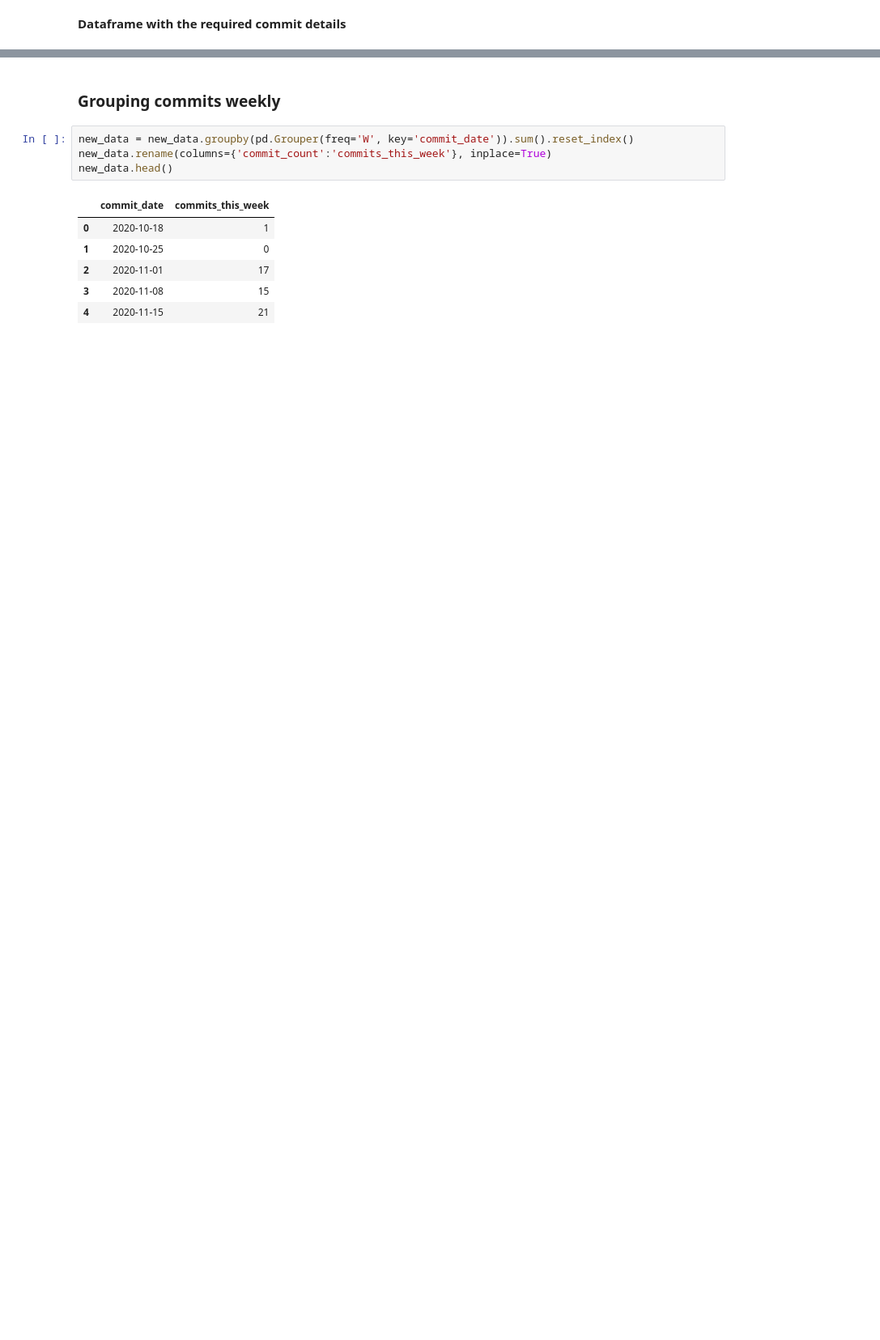
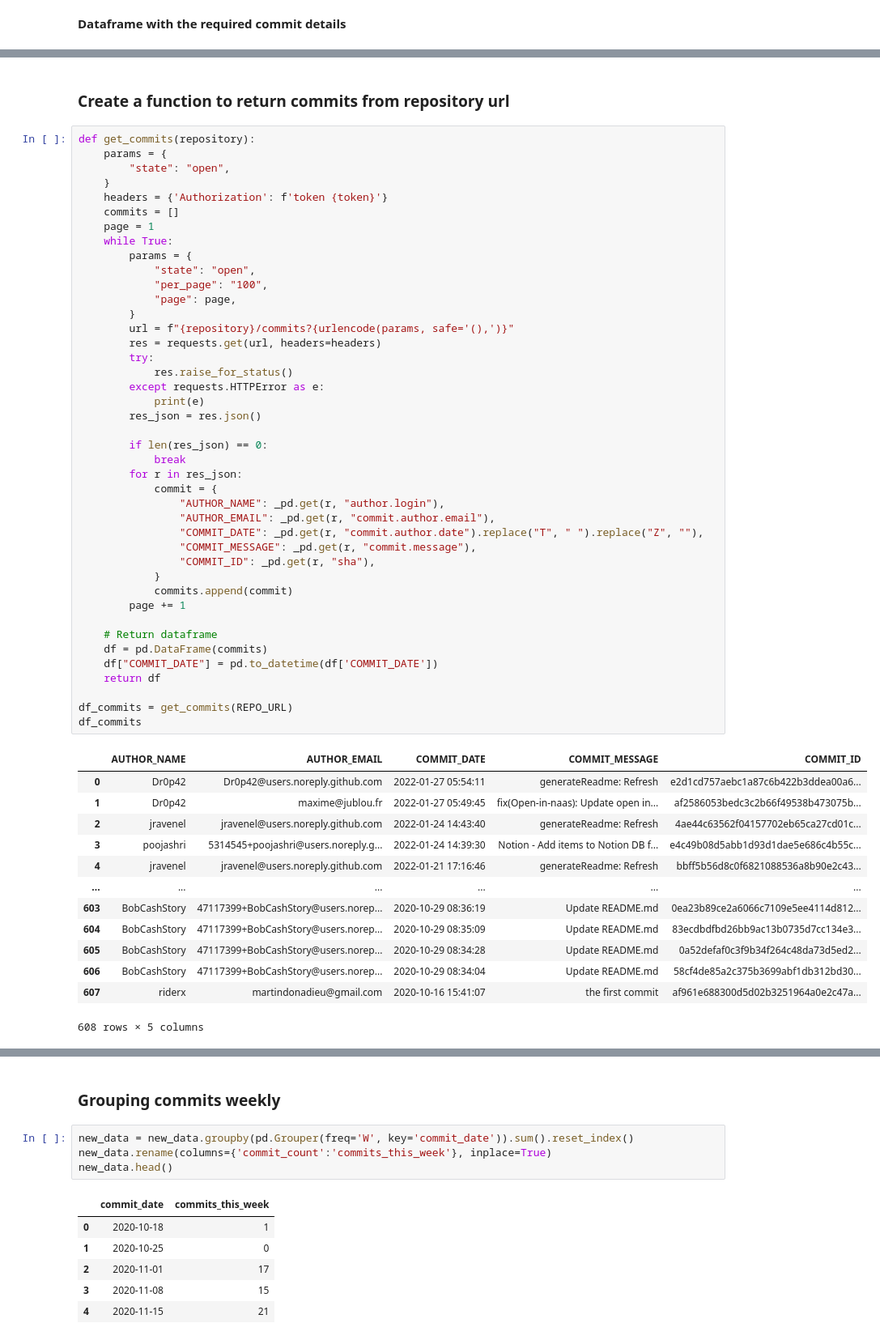
Before and after one commit to jupyter-naas/awesome-notebooks, a Jupyter notebook: Github/Github_Get_weekly_commits.ipynb, the cells around one changed output, grey strips where cells are left out. Shown at 81% size. Saved outputs shown, nothing was run; the diff lists cells and outputs as text; blank space fills up the shorter version.

```diff
--- a/Github/Github_Get_weekly_commits.ipynb
+++ b/Github/Github_Get_weekly_commits.ipynb
@@ -99,0 +100,58 @@ new_data.head()
+# %% [markdown]
+### Create a function to return commits from repository url
+# %%
+def get_commits(repository):
+    params = {
+        "state": "open",
+    }
+    headers = {'Authorization': f'token {token}'}
+    commits = []
+    page = 1
+    while True:
+        params = {
+            "state": "open",
+            "per_page": "100",
+            "page": page,
+        }
+        url = f"{repository}/commits?{urlencode(params, safe='(),')}"
+        res = requests.get(url, headers=headers)
+        try:
+            res.raise_for_status()
+        except requests.HTTPError as e:
+            print(e)
+        res_json = res.json()
+
+        if len(res_json) == 0:
+            break
+        for r in res_json:
+            commit = {
+                "AUTHOR_NAME": _pd.get(r, "author.login"),
+                "AUTHOR_EMAIL": _pd.get(r, "commit.author.email"),
+                "COMMIT_DATE": _pd.get(r, "commit.author.date").replace("T", " ").replace("Z", ""),
+                "COMMIT_MESSAGE": _pd.get(r, "commit.message"),
+                "COMMIT_ID": _pd.get(r, "sha"),
+            }
+            commits.append(commit)
+        page += 1
+
+    # Return dataframe
+    df = pd.DataFrame(commits)
+    df["COMMIT_DATE"] = pd.to_datetime(df['COMMIT_DATE'])
+    return df
+
+df_commits = get_commits(REPO_URL)
+df_commits
+# %% [output]
+|  | AUTHOR_NAME | AUTHOR_EMAIL | COMMIT_DATE | COMMIT_MESSAGE | COMMIT_ID |
+| 0 | Dr0p42 | Dr0p42@users.noreply.github.com | 2022-01-27 05:54:11 | generateReadme: Refresh | e2d1cd757aebc1a87c6b422b3ddea00a6... |
+| 1 | Dr0p42 | maxime@jublou.fr | 2022-01-27 05:49:45 | fix(Open-in-naas): Update open in... | af2586053bedc3c2b66f49538b473075b... |
+| 2 | jravenel | jravenel@users.noreply.github.com | 2022-01-24 14:43:40 | generateReadme: Refresh | 4ae44c63562f04157702eb65ca27cd01c... |
+| 3 | poojashri | 5314545+poojashri@users.noreply.g... | 2022-01-24 14:39:30 | Notion - Add items to Notion DB f... | e4c49b08d5abb1d93d1dae5e686c4b55c... |
+| 4 | jravenel | jravenel@users.noreply.github.com | 2022-01-21 17:16:46 | generateReadme: Refresh | bbff5b56d8c0f6821088536a8b90e2c43... |
+| ... | ... | ... | ... | ... | ... |
+| 603 | BobCashStory | 47117399+BobCashStory@users.norep... | 2020-10-29 08:36:19 | Update README.md | 0ea23b89ce2a6066c7109e5ee4114d812... |
+| 604 | BobCashStory | 47117399+BobCashStory@users.norep... | 2020-10-29 08:35:09 | Update README.md | 83ecdbdfbd26bb9ac13b0735d7cc134e3... |
+| 605 | BobCashStory | 47117399+BobCashStory@users.norep... | 2020-10-29 08:34:28 | Update README.md | 0a52defaf0c3f9b34f264c48da73d5ed2... |
+| 606 | BobCashStory | 47117399+BobCashStory@users.norep... | 2020-10-29 08:34:04 | Update README.md | 58cf4de85a2c375b3699abf1db312bd30... |
+| 607 | riderx | martindonadieu@gmail.com | 2020-10-16 15:41:07 | the first commit | af961e688300d5d02b3251964a0e2c47a... |
+608 rows × 5 columns
```
Also changed, not shown: parts of 11 cells of this notebook.
